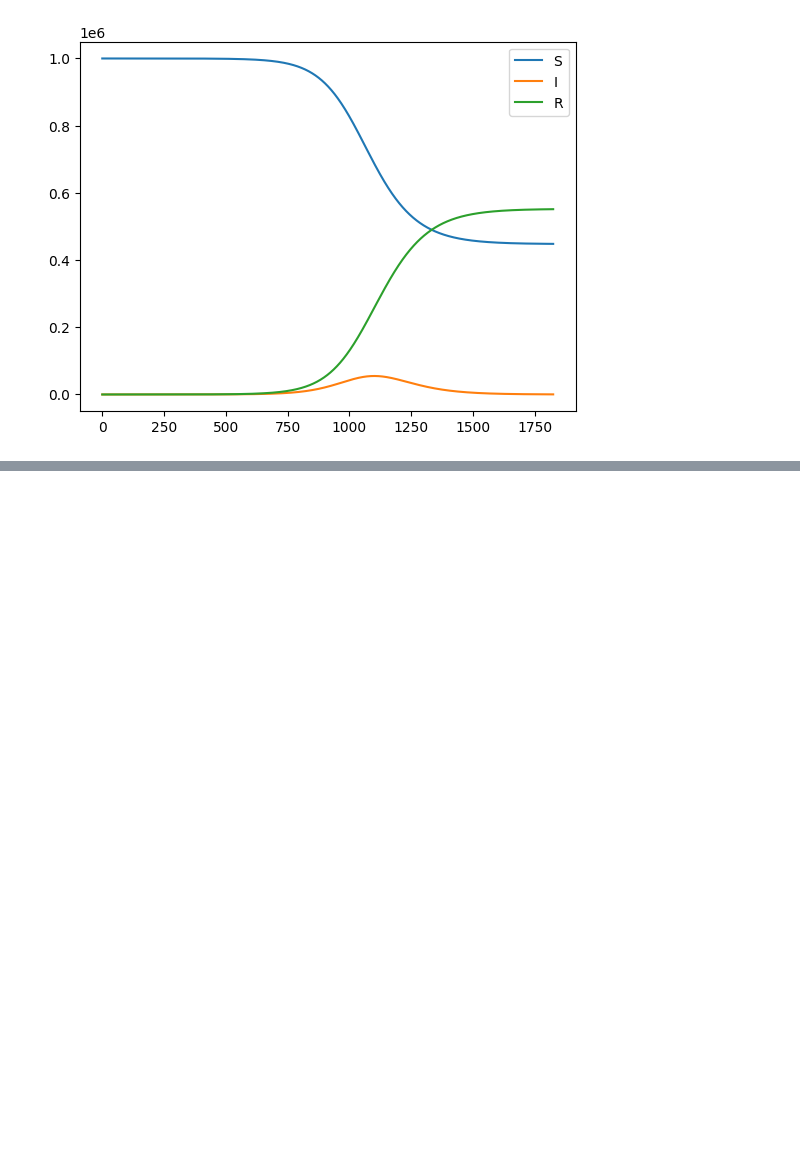
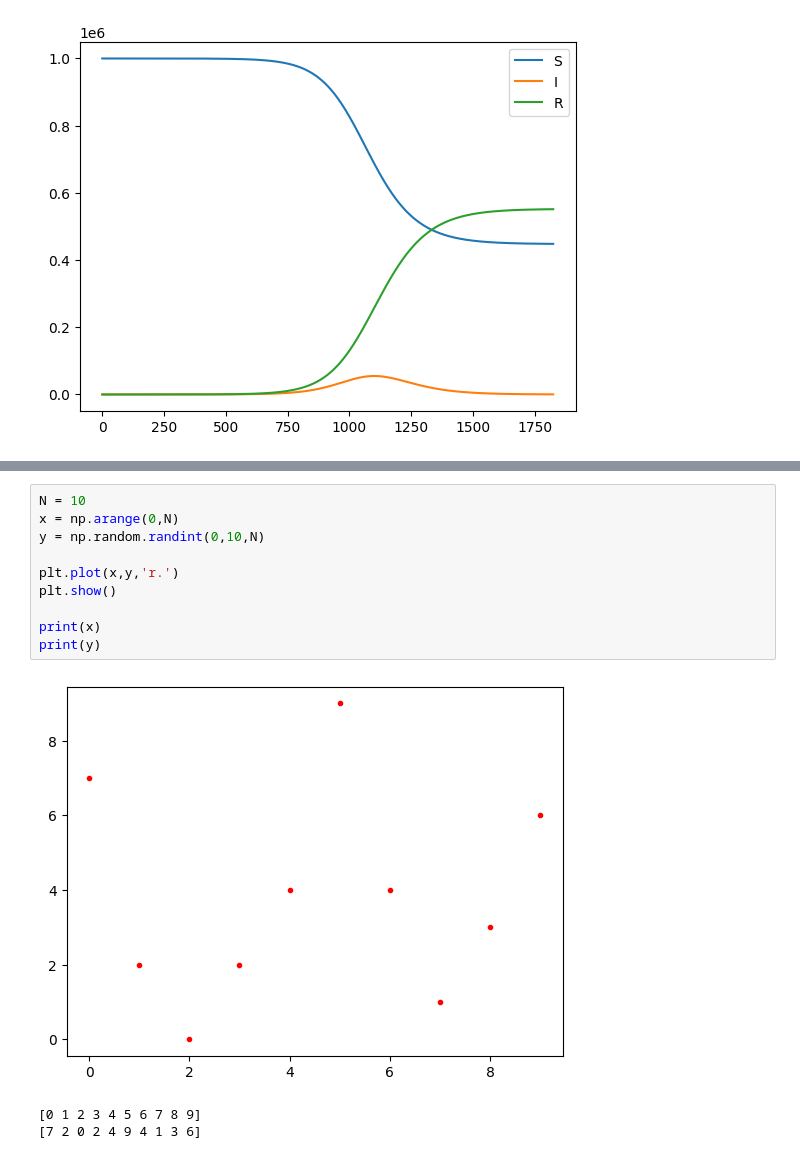
Before and after one commit to Marty808s/STATNICE-SZZ-PB_SZZ-VB, a Jupyter notebook: MSW/MSW_test.ipynb, the cells around one changed output, grey strips where cells are left out. Saved outputs shown, nothing was run; the diff lists cells and outputs as text; blank space fills up the shorter version.

```diff
--- a/MSW/MSW_test.ipynb
+++ b/MSW/MSW_test.ipynb
@@ -155,0 +199,14 @@ True 0
+# %%
+N = 10
+x = np.arange(0,N)
+y = np.random.randint(0,10,N)
+
+plt.plot(x,y,'r.')
+plt.show()
+
+print(x)
+print(y)
+# %% [output]
+[figure, added]
+[0 1 2 3 4 5 6 7 8 9]
+[7 2 0 2 4 9 4 1 3 6]
```
Also changed, not shown: parts of 7 cells of this notebook, 2 other files.
